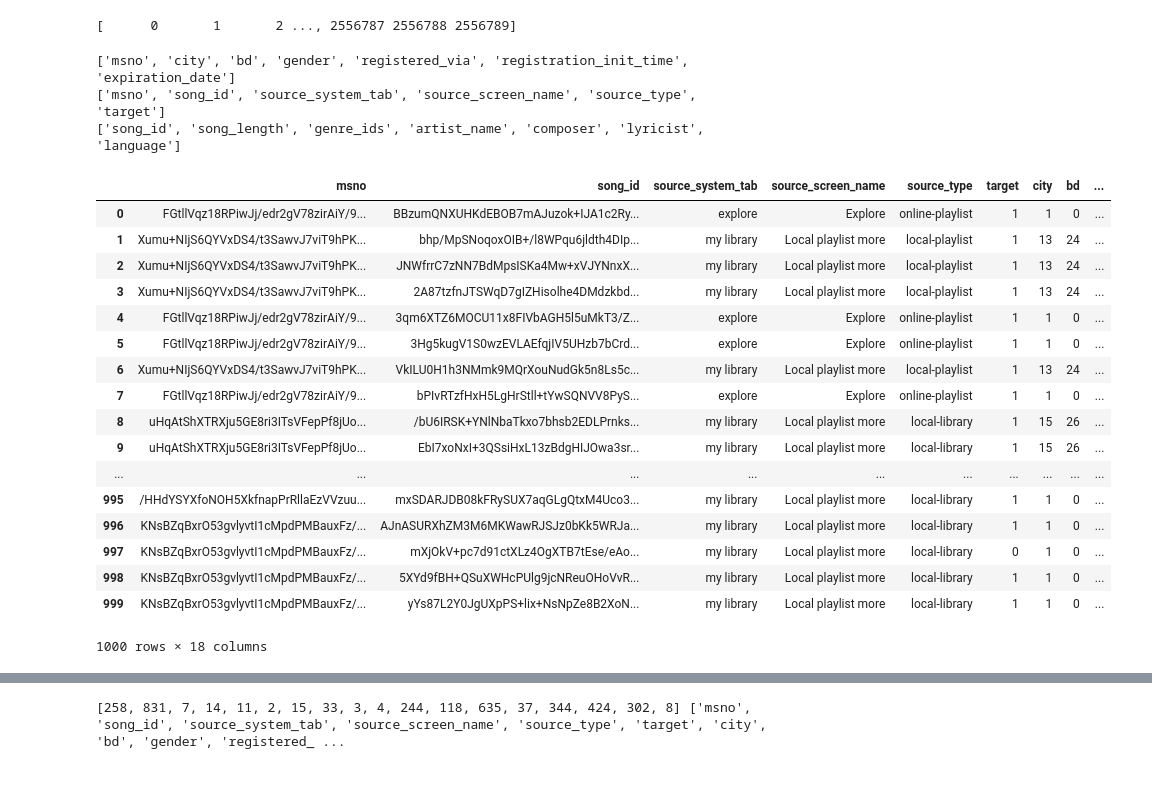
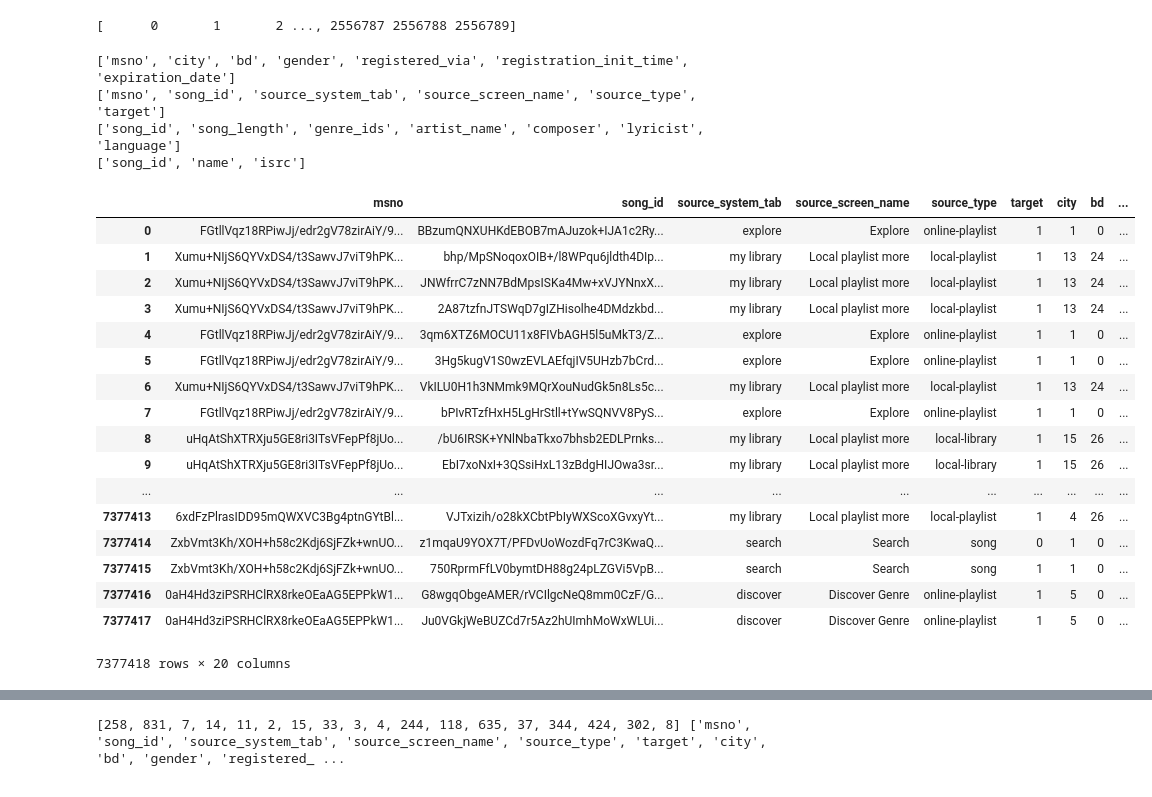
Before and after one commit to jailson-dias/aprendizagem-de-maquina, a Jupyter notebook: Projeto 2/Projeto AM.ipynb, the cells around one changed output, grey strips where cells are left out. Cells and saved outputs as stored; diff of their text form; code cells hidden in the pictures.

```diff
--- a/Projeto 2/Projeto AM.ipynb
+++ b/Projeto 2/Projeto AM.ipynb
@@ -34,13 +34,18 @@ def plot_bar(quantidade, label):
 # plot_bar([5,3,4], ["x1","x2","x3"])
 # %%
 # read train
-train = pd.read_csv('train.csv', sep=',', nrows=1000) # nrows = ler as n primeiras linhas do arquivo
+train = pd.read_csv('train.csv'#, sep=',', nrows=1000
+                   ) # nrows = ler as n primeiras linhas do arquivo
 # %%
 #read members
 member = pd.read_csv('members.csv')
 # %%
 # read songs
-song = pd.read_csv('songs.csv', nrows=1000000)
+song = pd.read_csv('songs.csv'#, nrows=1000000
+                  )
+# %%
+song_extra = pd.read_csv('song_extra_info.csv'#, nrows=1000000
+                  )
 # %%
 sample = pd.read_csv('sample_submission.csv')
 # %%
@@ -52,34 +57,38 @@ print (ds)
 columns_member = member.columns.tolist()
 columns_train = train.columns.tolist()
 columns_song = song.columns.tolist()
+columns_song_extra = song_extra.columns.tolist()
 print (columns_member)
 print (columns_train)
 print (columns_song)
+print (columns_song_extra)
 # %% [output]
 ['msno', 'city', 'bd', 'gender', 'registered_via', 'registration_init_time', 'expiration_date']
 ['msno', 'song_id', 'source_system_tab', 'source_screen_name', 'source_type', 'target']
 ['song_id', 'song_length', 'genre_ids', 'artist_name', 'composer', 'lyricist', 'language']
+['song_id', 'name', 'isrc']
 # %%
 
 tt = train.merge(member[columns_member], on='msno', how='left')
 tt = tt.merge(song[columns_song], on='song_id', how='left')
+tt = tt.merge(song_extra[columns_song_extra], on='song_id', how='left')
 tt
 # %% [output]
 |  | msno | song_id | source_system_tab | source_screen_name | source_type | target | city | bd | ... |
 | 0 | FGtllVqz18RPiwJj/edr2gV78zirAiY/9... | BBzumQNXUHKdEBOB7mAJuzok+IJA1c2Ry... | explore | Explore | online-playlist | 1 | 1 | 0 | ... |
 | 1 | Xumu+NIjS6QYVxDS4/t3SawvJ7viT9hPK... | bhp/MpSNoqoxOIB+/l8WPqu6jldth4DIp... | my library | Local playlist more | local-playlist | 1 | 13 | 24 | ... |
 | 2 | Xumu+NIjS6QYVxDS4/t3SawvJ7viT9hPK... | JNWfrrC7zNN7BdMpsISKa4Mw+xVJYNnxX... | my library | Local playlist more | local-playlist | 1 | 13 | 24 | ... |
 | 3 | Xumu+NIjS6QYVxDS4/t3SawvJ7viT9hPK... | 2A87tzfnJTSWqD7gIZHisolhe4DMdzkbd... | my library | Local playlist more | local-playlist | 1 | 13 | 24 | ... |
 | 4 | FGtllVqz18RPiwJj/edr2gV78zirAiY/9... | 3qm6XTZ6MOCU11x8FIVbAGH5l5uMkT3/Z... | explore | Explore | online-playlist | 1 | 1 | 0 | ... |
 | 5 | FGtllVqz18RPiwJj/edr2gV78zirAiY/9... | 3Hg5kugV1S0wzEVLAEfqjIV5UHzb7bCrd... | explore | Explore | online-playlist | 1 | 1 | 0 | ... |
 | 6 | Xumu+NIjS6QYVxDS4/t3SawvJ7viT9hPK... | VkILU0H1h3NMmk9MQrXouNudGk5n8Ls5c... | my library | Local playlist more | local-playlist | 1 | 13 | 24 | ... |
 | 7 | FGtllVqz18RPiwJj/edr2gV78zirAiY/9... | bPIvRTzfHxH5LgHrStll+tYwSQNVV8PyS... | explore | Explore | online-playlist | 1 | 1 | 0 | ... |
 | 8 | uHqAtShXTRXju5GE8ri3ITsVFepPf8jUo... | /bU6IRSK+YNlNbaTkxo7bhsb2EDLPrnks... | my library | Local playlist more | local-library | 1 | 15 | 26 | ... |
 | 9 | uHqAtShXTRXju5GE8ri3ITsVFepPf8jUo... | EbI7xoNxI+3QSsiHxL13zBdgHIJOwa3sr... | my library | Local playlist more | local-library | 1 | 15 | 26 | ... |
 | ... | ... | ... | ... | ... | ... | ... | ... | ... | ... |
-| 995 | /HHdYSYXfoNOH5XkfnapPrRllaEzVVzuu... | mxSDARJDB08kFRySUX7aqGLgQtxM4Uco3... | my library | Local playlist more | local-library | 1 | 1 | 0 | ... |
-| 996 | KNsBZqBxrO53gvlyvtI1cMpdPMBauxFz/... | AJnASURXhZM3M6MKWawRJSJz0bKk5WRJa... | my library | Local playlist more | local-library | 1 | 1 | 0 | ... |
-| 997 | KNsBZqBxrO53gvlyvtI1cMpdPMBauxFz/... | mXjOkV+pc7d91ctXLz4OgXTB7tEse/eAo... | my library | Local playlist more | local-library | 0 | 1 | 0 | ... |
-| 998 | KNsBZqBxrO53gvlyvtI1cMpdPMBauxFz/... | 5XYd9fBH+QSuXWHcPUlg9jcNReuOHoVvR... | my library | Local playlist more | local-library | 1 | 1 | 0 | ... |
-| 999 | KNsBZqBxrO53gvlyvtI1cMpdPMBauxFz/... | yYs87L2Y0JgUXpPS+lix+NsNpZe8B2XoN... | my library | Local playlist more | local-library | 1 | 1 | 0 | ... |
+| 7377413 | 6xdFzPlrasIDD95mQWXVC3Bg4ptnGYtBl... | VJTxizih/o28kXCbtPbIyWXScoXGvxyYt... | my library | Local playlist more | local-playlist | 1 | 4 | 26 | ... |
+| 7377414 | ZxbVmt3Kh/XOH+h58c2Kdj6SjFZk+wnUO... | z1mqaU9YOX7T/PFDvUoWozdFq7rC3KwaQ... | search | Search | song | 0 | 1 | 0 | ... |
+| 7377415 | ZxbVmt3Kh/XOH+h58c2Kdj6SjFZk+wnUO... | 750RprmFfLV0bymtDH88g24pLZGVi5VpB... | search | Search | song | 1 | 1 | 0 | ... |
+| 7377416 | 0aH4Hd3ziPSRHClRX8rkeOEaAG5EPPkW1... | G8wgqObgeAMER/rVCIlgcNeQ8mm0CzF/G... | discover | Discover Genre | online-playlist | 1 | 5 | 0 | ... |
+| 7377417 | 0aH4Hd3ziPSRHClRX8rkeOEaAG5EPPkW1... | Ju0VGkjWeBUZCd7r5Az2hUImhMoWxWLUi... | discover | Discover Genre | online-playlist | 1 | 5 | 0 | ... |
-1000 rows × 18 columns
+7377418 rows × 20 columns
```
Also changed, not shown: parts of 7 cells of this notebook, 1 other file.
